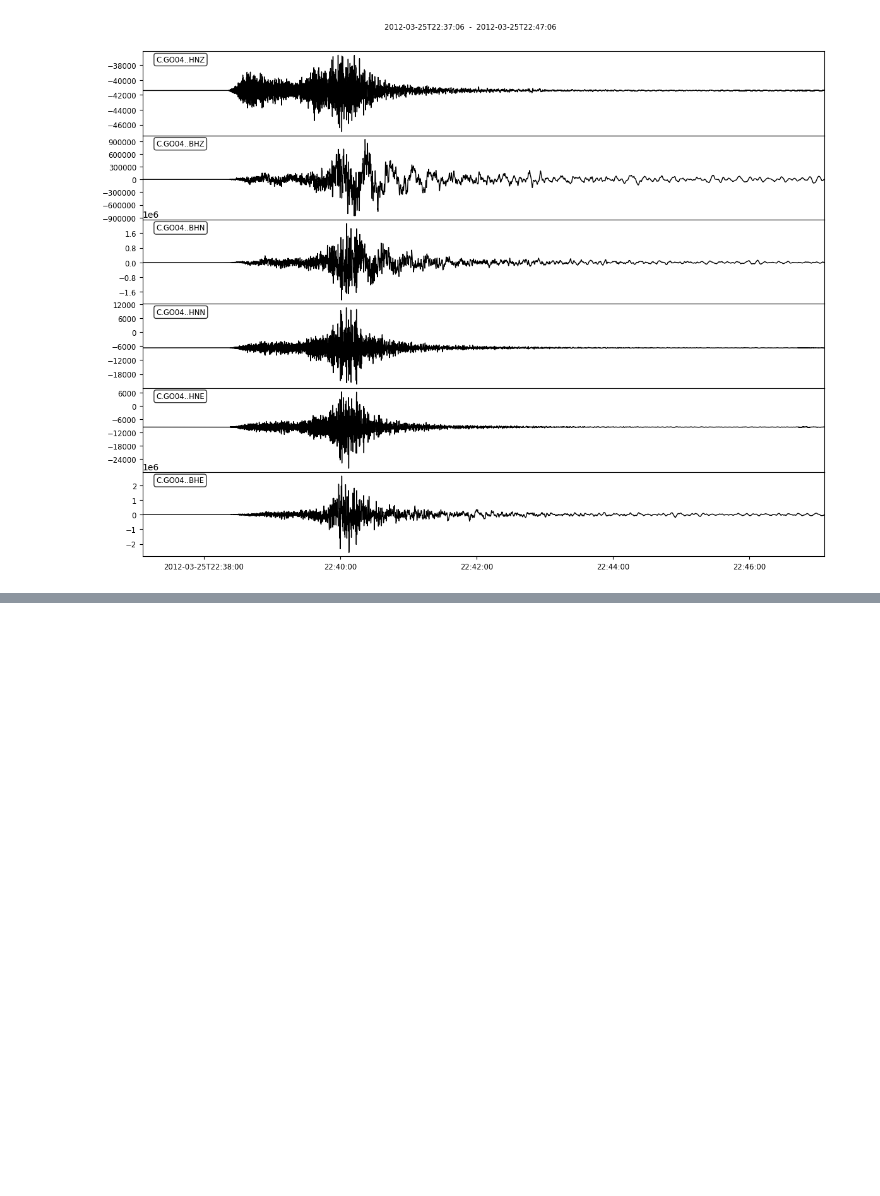
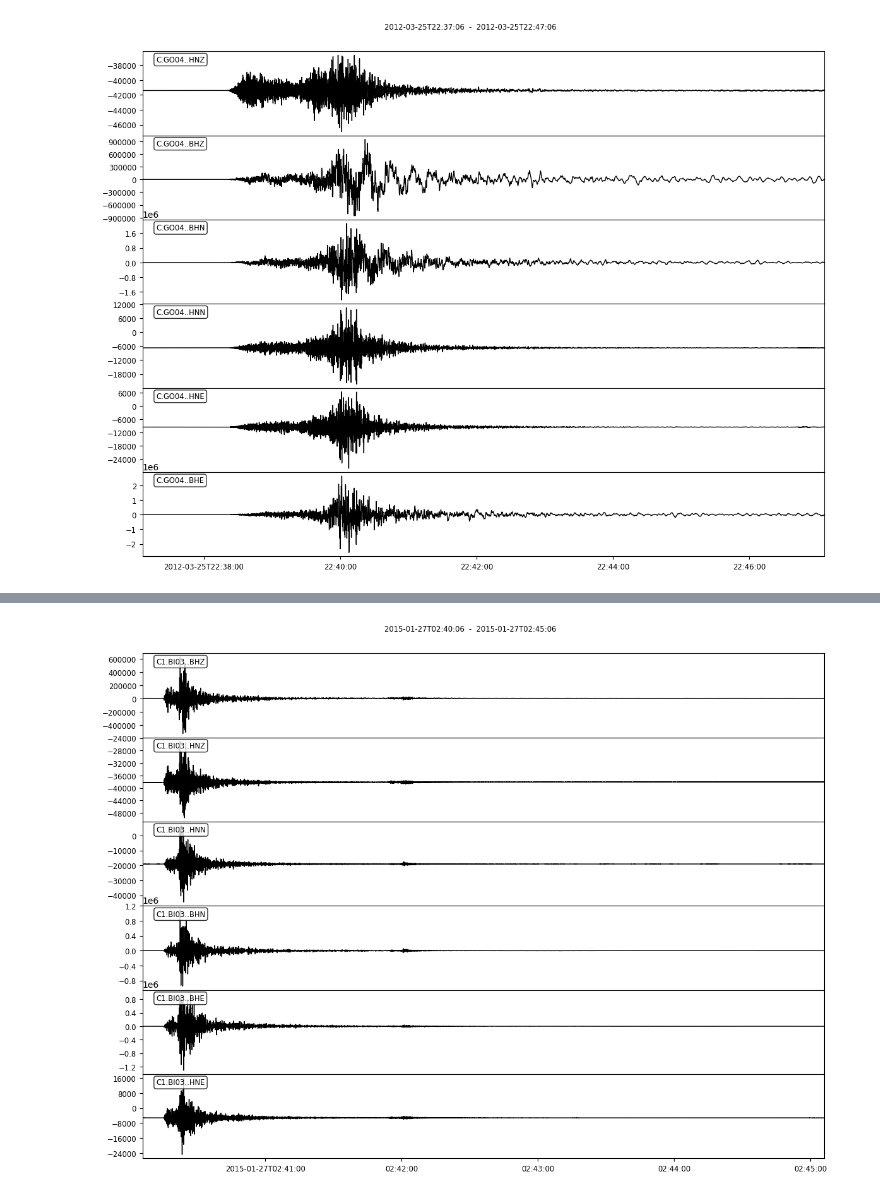
Before and after one commit to CristopherSanchezA/Geofisica-Python, a Jupyter notebook: Análisis_Datos_Sismológicos/ADS_P_02.ipynb, the cells around one changed output, grey strips where cells are left out. Cells and saved outputs as stored; diff of their text form; code cells hidden in the pictures; blank space fills up the shorter version.

```diff
--- a/Análisis_Datos_Sismológicos/ADS_P_02.ipynb
+++ b/Análisis_Datos_Sismológicos/ADS_P_02.ipynb
@@ -39,0 +82,12 @@ f2 = st.plot(equal_scale=False, size=(1200, 900), number_of_ticks=5, show_y_UTC_
+# %%
+from obspy import UTCDateTime
+from obspy.clients.fdsn import Client
+client = Client("IRIS") # IRIS para obtener datos de estaciones sísmicas de todo el mundo
+
+t = UTCDateTime("2015-01-27T02:40:06")
+
+st = client.get_waveforms("C1", "BI03", "*", "BH?,HN?", t, t + 300)
+
+f3 = st.plot(equal_scale=False, size=(1200, 900), number_of_ticks=5, show_y_UTC_label=True)
+# %% [output]
+[figure, added]
```
Also changed, not shown: parts of 2 cells of this notebook.
